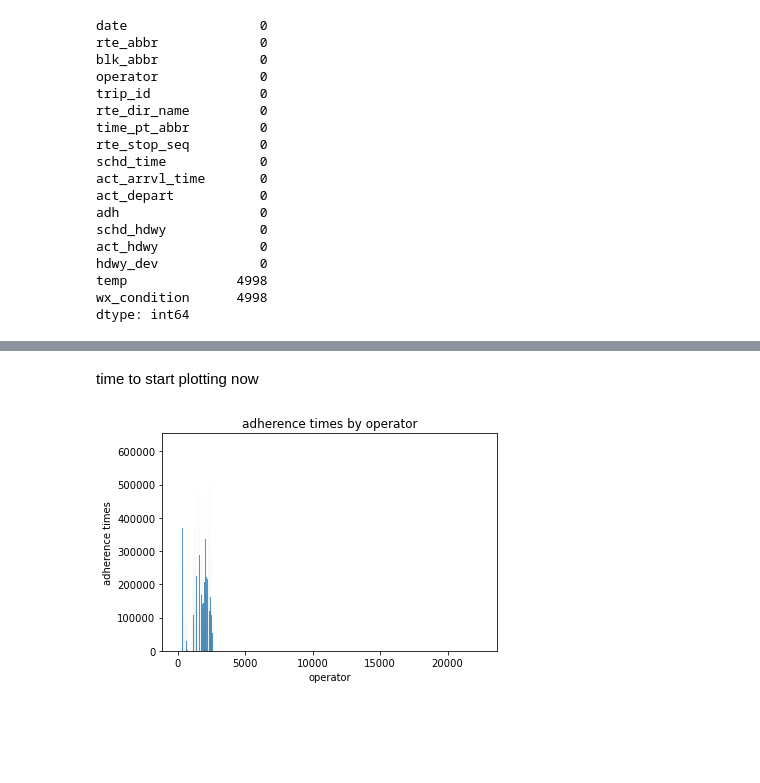
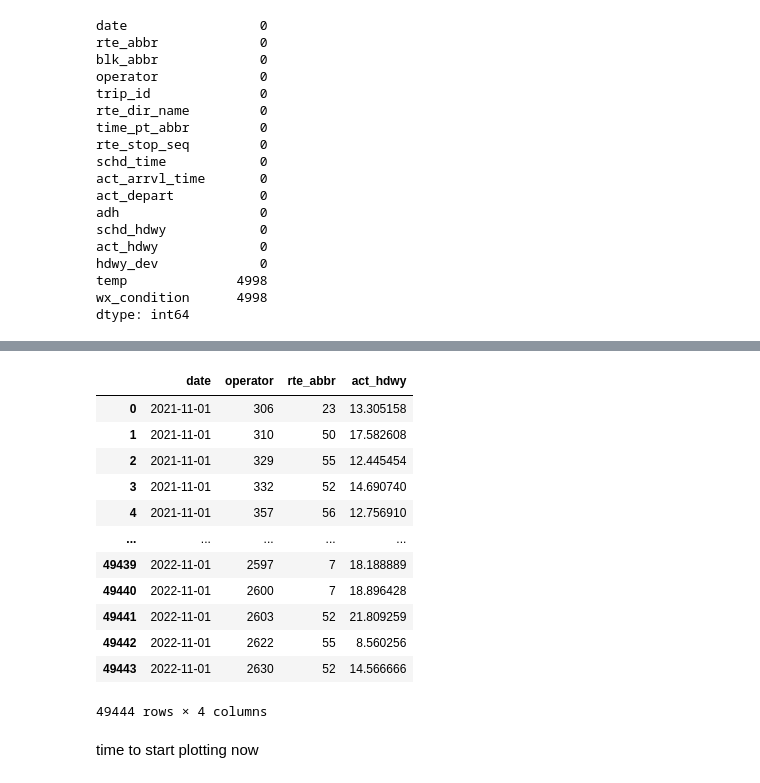
Before and after one commit to NSS-Data-Analytics-Cohort-7/wego-data-world-problems, a Jupyter notebook: notebook/wego_python.ipynb, the cells around one changed output, grey strips where cells are left out. Cells and saved outputs as stored; diff of their text form; code cells hidden in the pictures; blank space fills up the shorter version.

```diff
--- a/notebook/wego_python.ipynb
+++ b/notebook/wego_python.ipynb
@@ -305,10 +336,24 @@ samp1 = wego_trips
+# %%
+operators_2
+# %% [output]
+|  | date | operator | rte_abbr | act_hdwy |
+| 0 | 2021-11-01 | 306 | 23 | 13.305158 |
+| 1 | 2021-11-01 | 310 | 50 | 17.582608 |
+| 2 | 2021-11-01 | 329 | 55 | 12.445454 |
+| 3 | 2021-11-01 | 332 | 52 | 14.690740 |
+| 4 | 2021-11-01 | 357 | 56 | 12.756910 |
+| ... | ... | ... | ... | ... |
+| 49439 | 2022-11-01 | 2597 | 7 | 18.188889 |
+| 49440 | 2022-11-01 | 2600 | 7 | 18.896428 |
+| 49441 | 2022-11-01 | 2603 | 52 | 21.809259 |
+| 49442 | 2022-11-01 | 2622 | 55 | 8.560256 |
+| 49443 | 2022-11-01 | 2630 | 52 | 14.566666 |
+49444 rows × 4 columns
 # %% [markdown]
 time to start plotting now
 # %%
-sns.histplot(data=wego_trips, x='operator')
-plt.title("adherence times by operator")
-plt.xlabel('operator')
-plt.ylabel('adherence times');
+# sns.histplot(data=wego_trips, x='operator')
+# plt.title("adherence times by operator")
+# plt.xlabel('operator')
+# plt.ylabel('adherence times');
-# %% [output]
-[figure, removed]
 # %%
```
Also changed, not shown: parts of 8 cells of this notebook.
